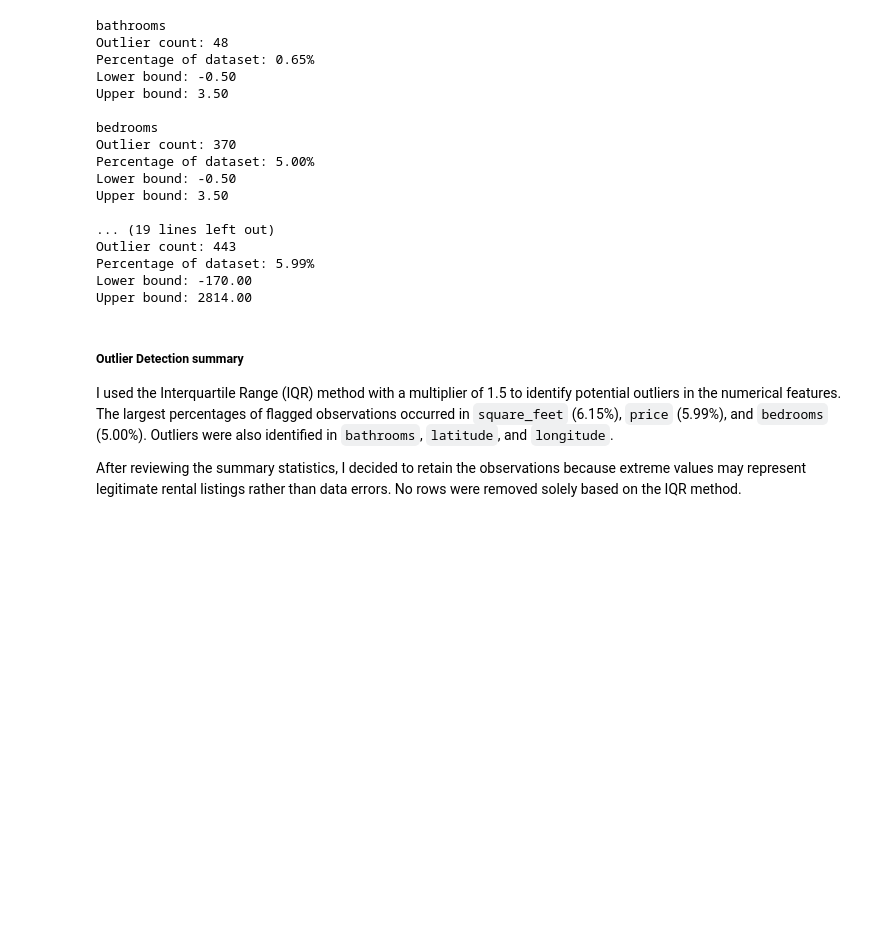
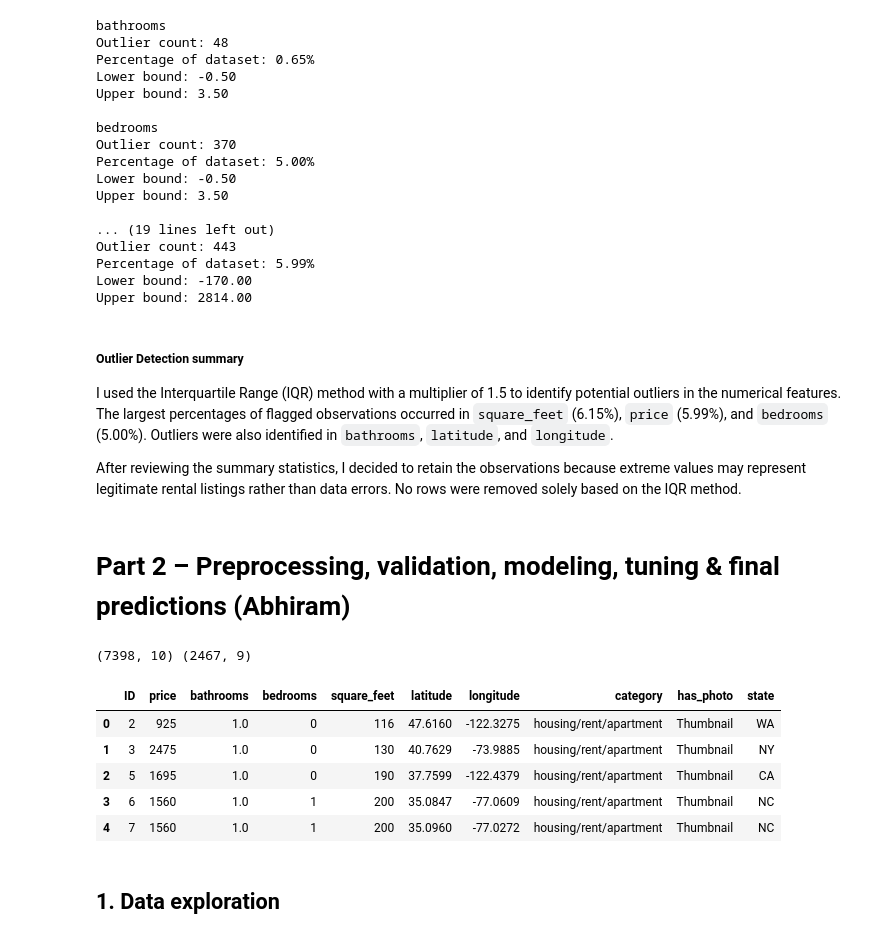
Before and after one commit to CarlosGuzman01/CAI_4105_2026_Fall_Team_11, a Jupyter notebook: 1-challenge/notebook.ipynb, the cells around one changed output. Saved outputs shown, nothing was run; the diff lists cells and outputs as text; code cells hidden in the pictures; blank space fills up the shorter version.

```diff
--- a/1-challenge/notebook.ipynb
+++ b/1-challenge/notebook.ipynb
@@ -179,3 +186,32 @@ Upper bound: 2814.00
 I used the Interquartile Range (IQR) method with a multiplier of 1.5 to identify potential outliers in the numerical features. The largest percentages of flagged observations occurred in `square_feet` (6.15%), `price` (5.99%), and `bedrooms` (5.00%). Outliers were also identified in `bathrooms`, `latitude`, and `longitude`.
 
 After reviewing the summary statistics, I decided to retain the observations because extreme values may represent legitimate rental listings rather than data errors. No rows were removed solely based on the IQR method.
+# %% [markdown]
+# Part 2 – Preprocessing, validation, modeling, tuning & final predictions (Abhiram)
+# %%
+import warnings; warnings.filterwarnings("ignore")
+import numpy as np, pandas as pd, matplotlib.pyplot as plt
+from sklearn.model_selection import KFold, GridSearchCV, cross_validate
+from sklearn.pipeline import Pipeline
+from sklearn.compose import ColumnTransformer, TransformedTargetRegressor
+from sklearn.preprocessing import OneHotEncoder, StandardScaler, FunctionTransformer
+from sklearn.linear_model import LinearRegression, Ridge
+from sklearn.tree import DecisionTreeRegressor
+from sklearn.ensemble import RandomForestRegressor, GradientBoostingRegressor, HistGradientBoostingRegressor
+from sklearn.metrics import mean_squared_error
+
+SEED = 42
+train = pd.read_csv("data/challenge1_train.csv")
+test  = pd.read_csv("data/challenge1_test.csv")
+print(train.shape, test.shape)
+train.head()
+# %% [output]
+(7398, 10) (2467, 9)
+|  | ID | price | bathrooms | bedrooms | square_feet | latitude | longitude | category | has_photo | state |
+| 0 | 2 | 925 | 1.0 | 0 | 116 | 47.6160 | -122.3275 | housing/rent/apartment | Thumbnail | WA |
+| 1 | 3 | 2475 | 1.0 | 0 | 130 | 40.7629 | -73.9885 | housing/rent/apartment | Thumbnail | NY |
+| 2 | 5 | 1695 | 1.0 | 0 | 190 | 37.7599 | -122.4379 | housing/rent/apartment | Thumbnail | CA |
+| 3 | 6 | 1560 | 1.0 | 1 | 200 | 35.0847 | -77.0609 | housing/rent/apartment | Thumbnail | NC |
+| 4 | 7 | 1560 | 1.0 | 1 | 200 | 35.0960 | -77.0272 | housing/rent/apartment | Thumbnail | NC |
+# %% [markdown]
+## 1. Data exploration
```
Also changed, not shown: parts of 20 cells of this notebook, 1 other file.
